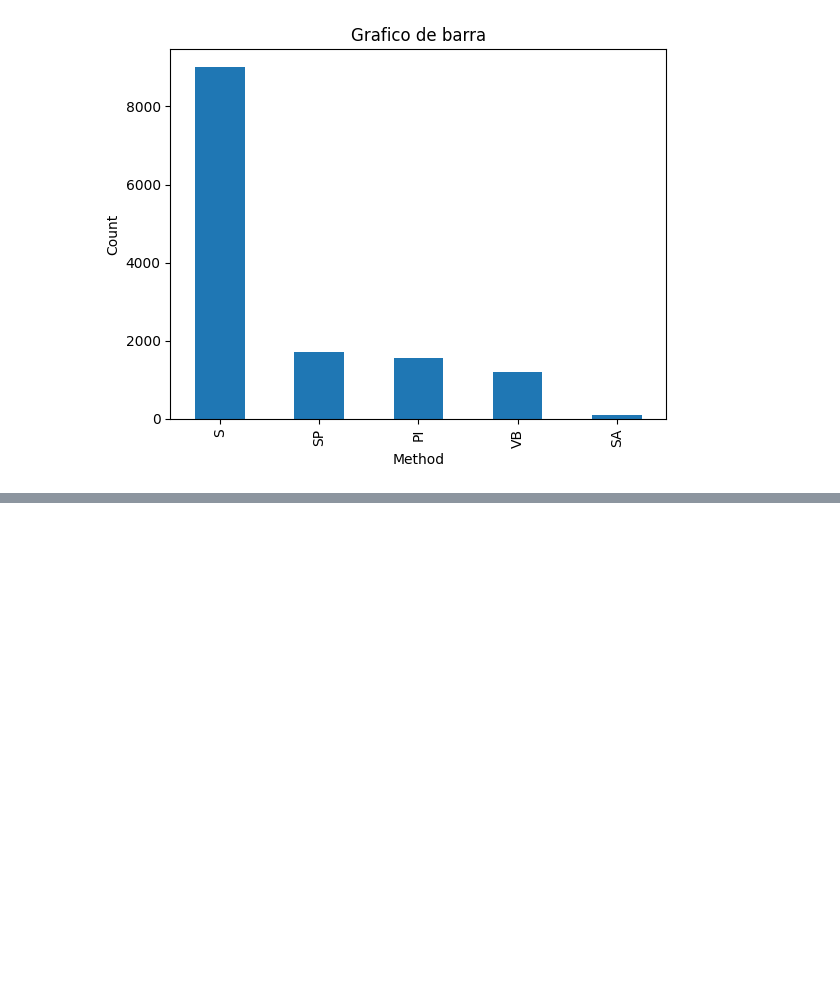
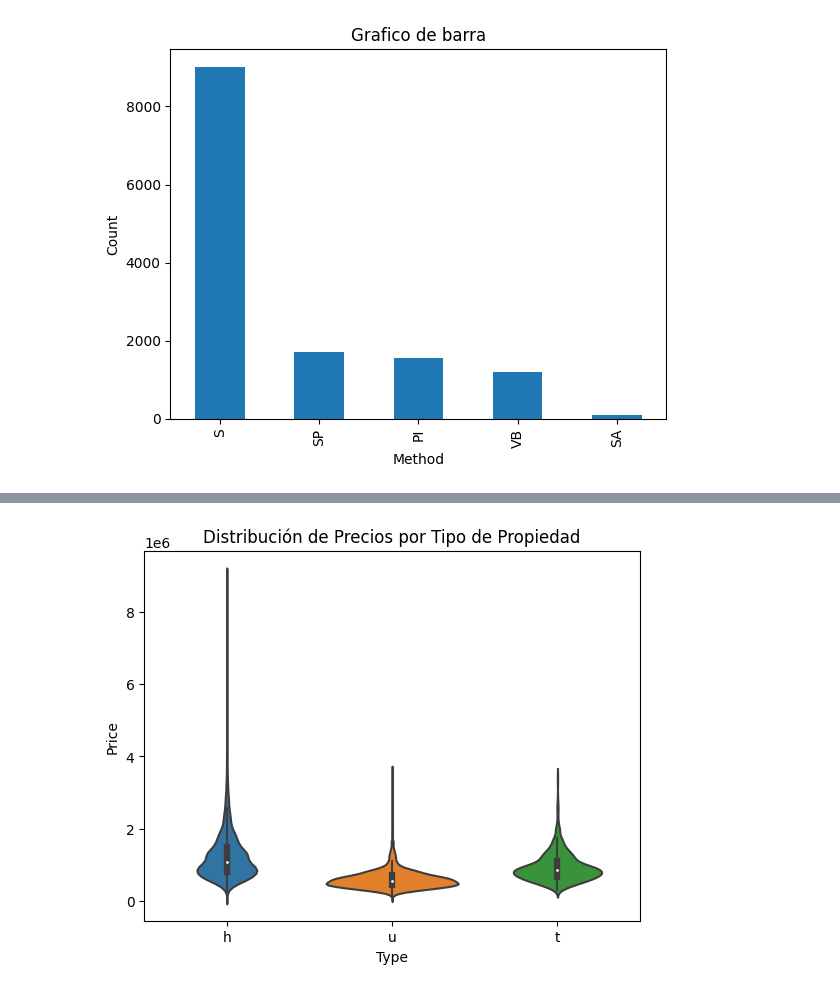
Before and after one commit to alfcastillo90/visualizaciones_datasets, a Jupyter notebook: Visualizaciones_datasets.ipynb, the cells around one changed output, grey strips where cells are left out. Saved outputs shown, nothing was run; the diff lists cells and outputs as text; code cells hidden in the pictures; blank space fills up the shorter version.

```diff
--- a/Visualizaciones_datasets.ipynb
+++ b/Visualizaciones_datasets.ipynb
@@ -164,0 +187,6 @@ plt.show()
+# %%
+sns.violinplot(x='Type', y='Price', data=dataset)
+plt.title('Distribución de Precios por Tipo de Propiedad')
+plt.show()
+# %% [output]
+[figure, added]
```
Also changed, not shown: parts of 4 cells of this notebook.
